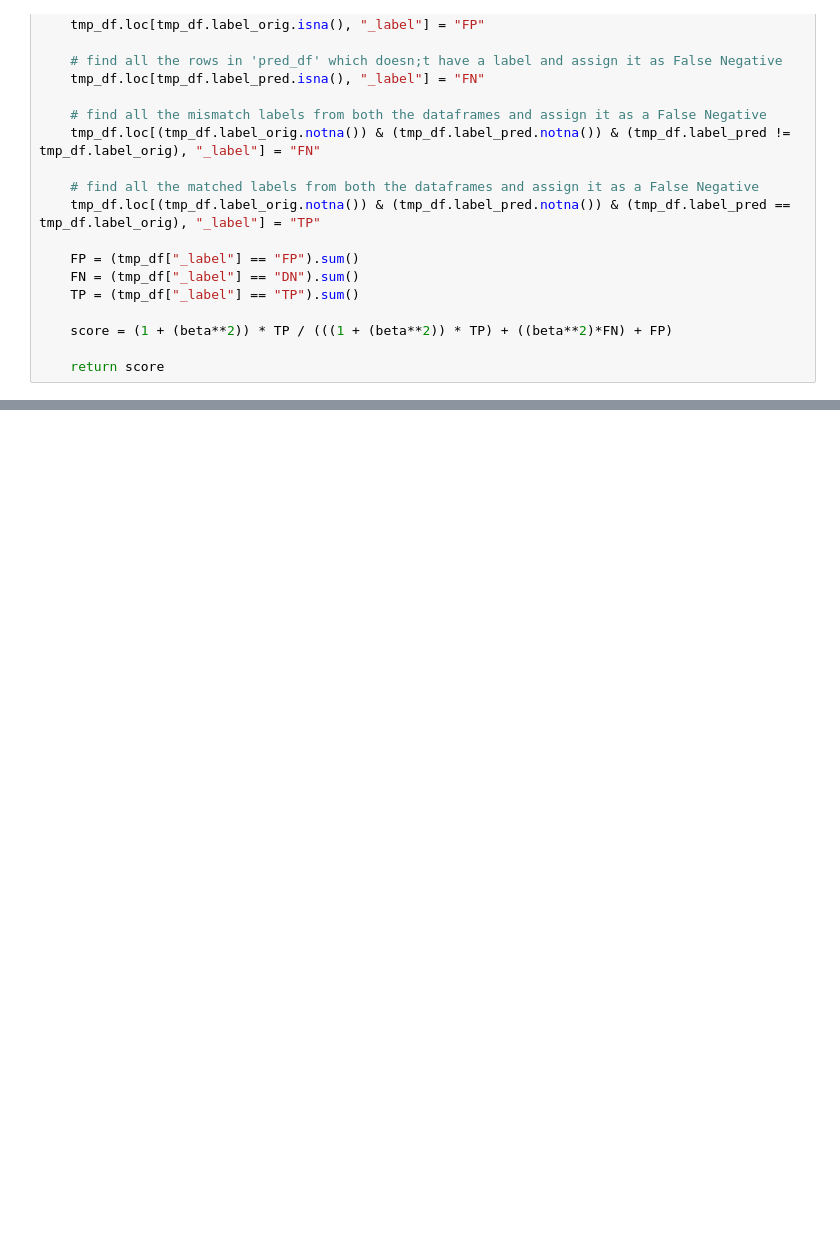
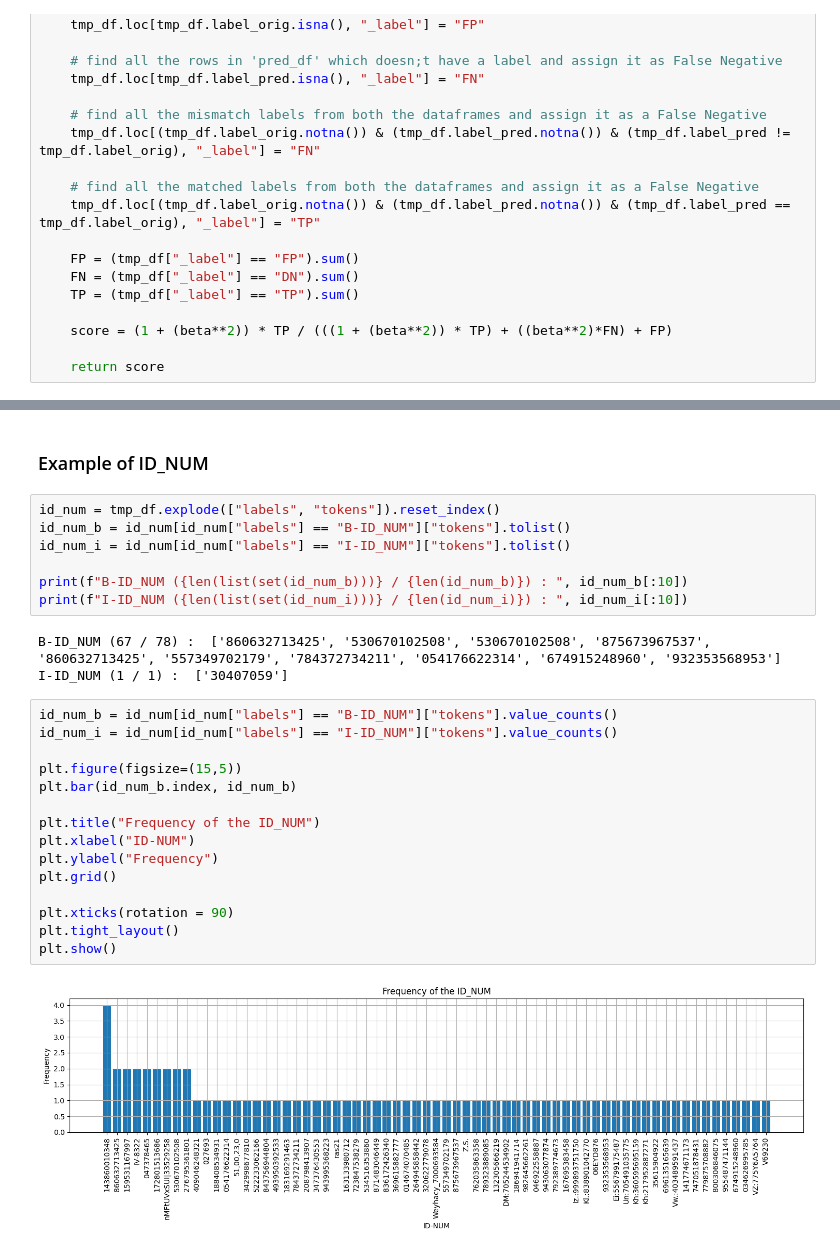
Before and after one commit to aditya-29/PII-Detection, a Jupyter notebook: pii detection.ipynb, the cells around one changed output, grey strips where cells are left out. Cells and saved outputs as stored; diff of their text form; blank space fills up the shorter version.

```diff
--- a/pii detection.ipynb
+++ b/pii detection.ipynb
@@ -80,0 +172,29 @@ def fbeta_score(pred_df: pd.DataFrame, orig_df: pd.DataFrame, beta=5) -> float:
+# %% [markdown]
+### Example of ID_NUM
+# %%
+id_num = tmp_df.explode(["labels", "tokens"]).reset_index()
+id_num_b = id_num[id_num["labels"] == "B-ID_NUM"]["tokens"].tolist()
+id_num_i = id_num[id_num["labels"] == "I-ID_NUM"]["tokens"].tolist()
+
+print(f"B-ID_NUM ({len(list(set(id_num_b)))} / {len(id_num_b)}) : ", id_num_b[:10])
+print(f"I-ID_NUM ({len(list(set(id_num_i)))} / {len(id_num_i)}) : ", id_num_i[:10])
+# %% [output]
+B-ID_NUM (67 / 78) :  ['860632713425', '530670102508', '530670102508', '875673967537', '860632713425', '557349702179', '784372734211', '054176622314', '674915248960', '932353568953']
+I-ID_NUM (1 / 1) :  ['30407059']
+# %%
+id_num_b = id_num[id_num["labels"] == "B-ID_NUM"]["tokens"].value_counts()
+id_num_i = id_num[id_num["labels"] == "I-ID_NUM"]["tokens"].value_counts()
+
+plt.figure(figsize=(15,5))
+plt.bar(id_num_b.index, id_num_b)
+
+plt.title("Frequency of the ID_NUM")
+plt.xlabel("ID-NUM")
+plt.ylabel("Frequency")
+plt.grid()
+
+plt.xticks(rotation = 90)
+plt.tight_layout()
+plt.show()
+# %% [output]
+[figure, added]
```
Also changed, not shown: parts of 35 cells of this notebook.
